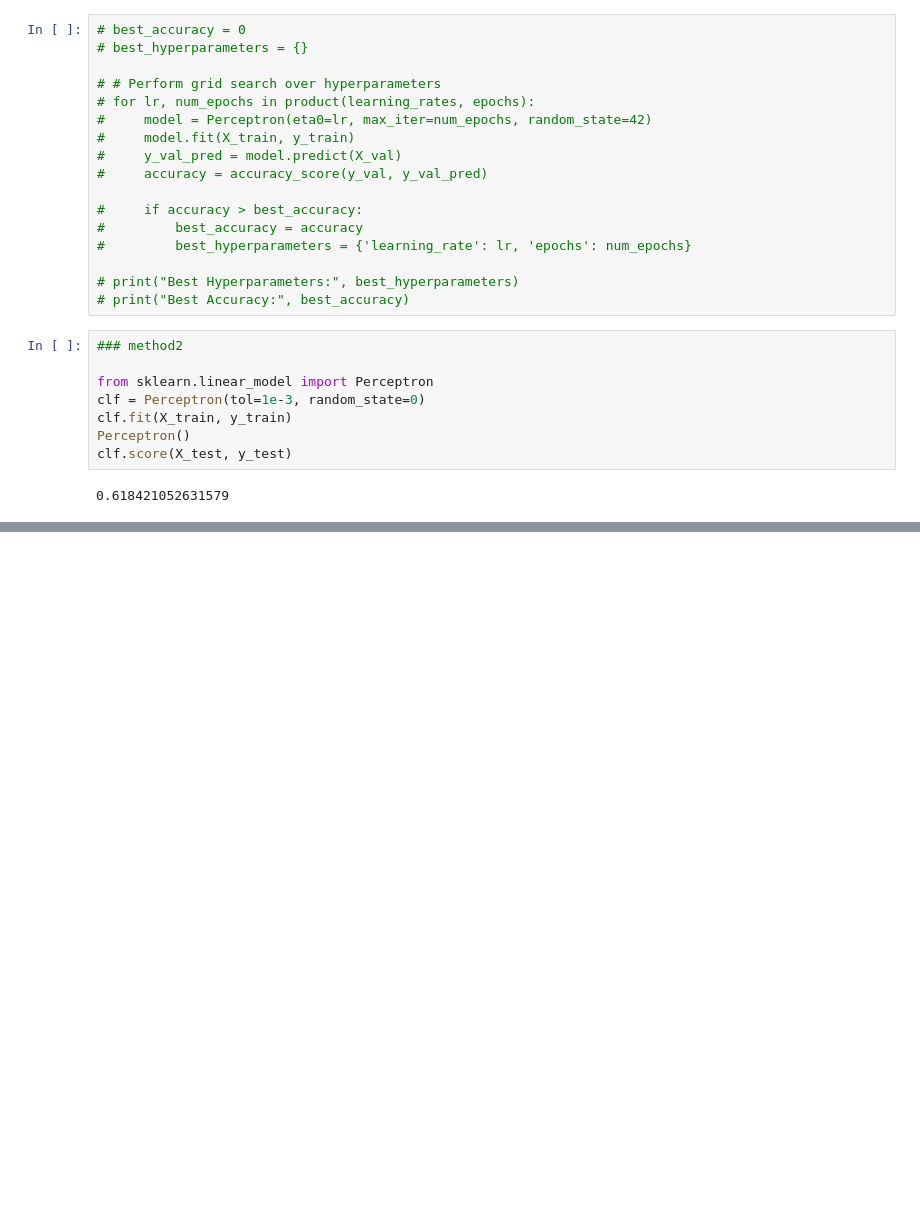
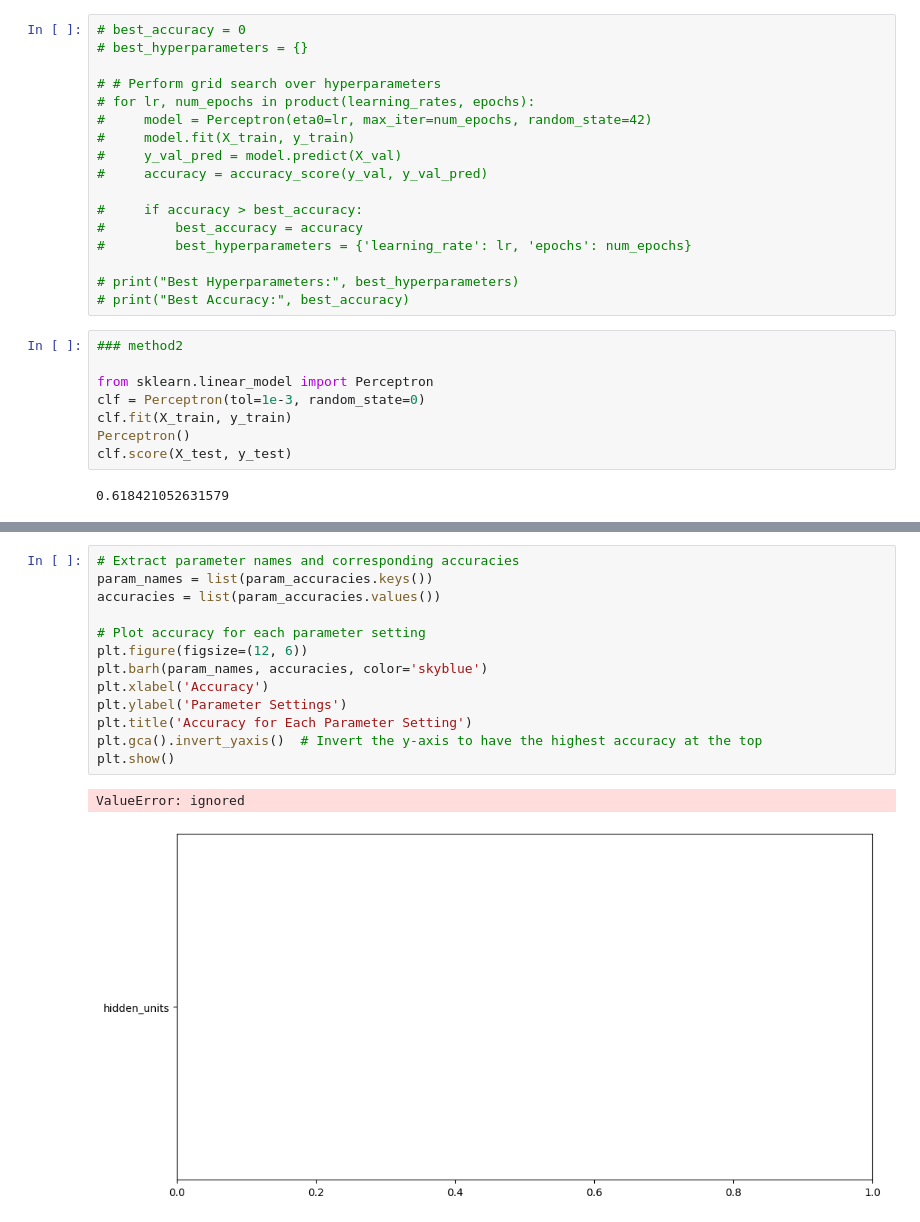
Before and after one commit to Ariel-wen/comp-sci-7318-ass1, a Jupyter notebook: ass1.ipynb, the cells around one changed output, grey strips where cells are left out. Drawn from its saved outputs; the diff is of its cells as text; blank space fills up the shorter version.

```diff
--- a/ass1.ipynb
+++ b/ass1.ipynb
@@ -575,0 +1524,16 @@ print("Final Test Accuracy:", test_accuracy)
+# %%
+# Extract parameter names and corresponding accuracies
+param_names = list(param_accuracies.keys())
+accuracies = list(param_accuracies.values())
+
+# Plot accuracy for each parameter setting
+plt.figure(figsize=(12, 6))
+plt.barh(param_names, accuracies, color='skyblue')
+plt.xlabel('Accuracy')
+plt.ylabel('Parameter Settings')
+plt.title('Accuracy for Each Parameter Setting')
+plt.gca().invert_yaxis()  # Invert the y-axis to have the highest accuracy at the top
+plt.show()
+# %% [output]
+ValueError: ignored
+[figure, added]
```
Also changed, not shown: parts of 22 cells of this notebook.
